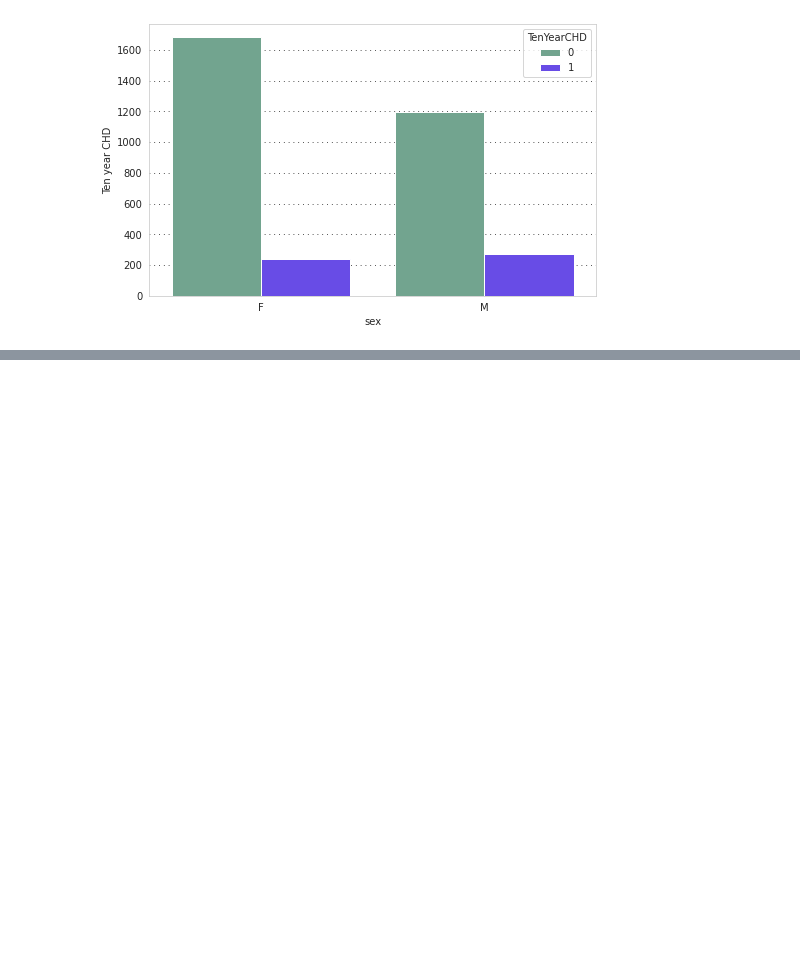
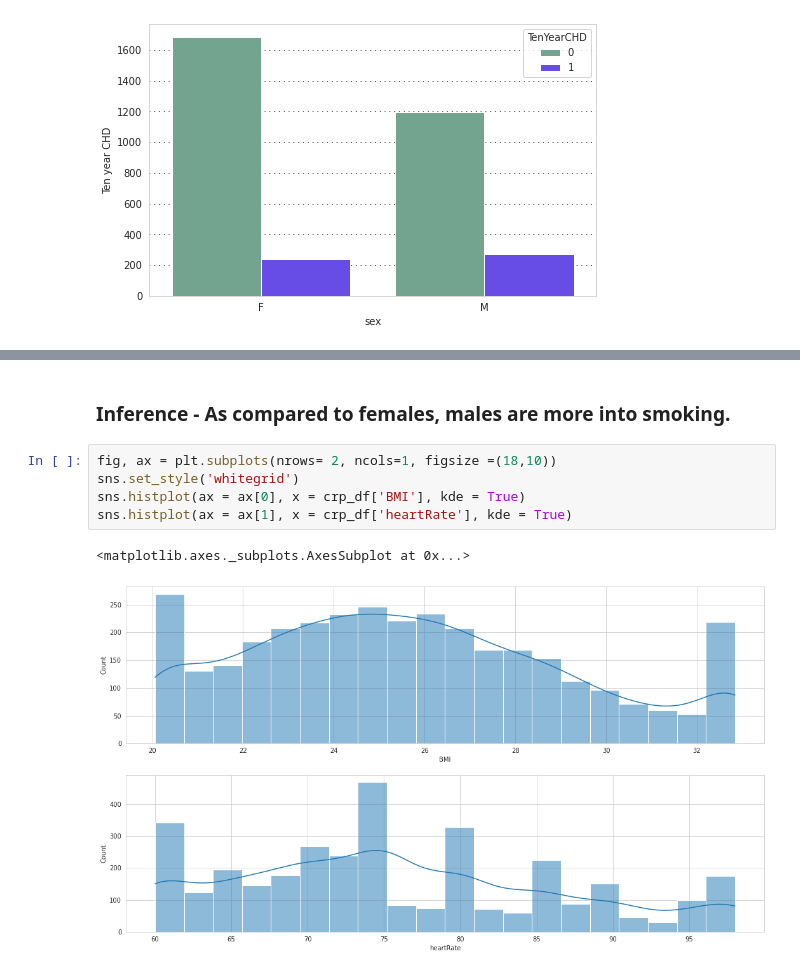
Before and after one commit to Jahnavi-Jaolekar/Cardiovascular-Risk-Prediction, a Jupyter notebook: Cardiovascular_Risk_Prediction.ipynb, the cells around one changed output, grey strips where cells are left out. Drawn from its saved outputs; the diff is of its cells as text; blank space fills up the shorter version.

```diff
--- a/Cardiovascular_Risk_Prediction.ipynb
+++ b/Cardiovascular_Risk_Prediction.ipynb
@@ -387,0 +414,10 @@ sns.boxplot(crp_df['glucose'],palette='autumn', ax=ax[2,1])
+# %% [markdown]
+### Inference - As compared to females, males are more into smoking.
+# %%
+fig, ax = plt.subplots(nrows= 2, ncols=1, figsize =(18,10))
+sns.set_style('whitegrid')
+sns.histplot(ax = ax[0], x = crp_df['BMI'], kde = True)
+sns.histplot(ax = ax[1], x = crp_df['heartRate'], kde = True)
+# %% [output]
+<matplotlib.axes._subplots.AxesSubplot at 0x...>
+[figure, added]
```
Also changed, not shown: parts of 41 cells of this notebook.
